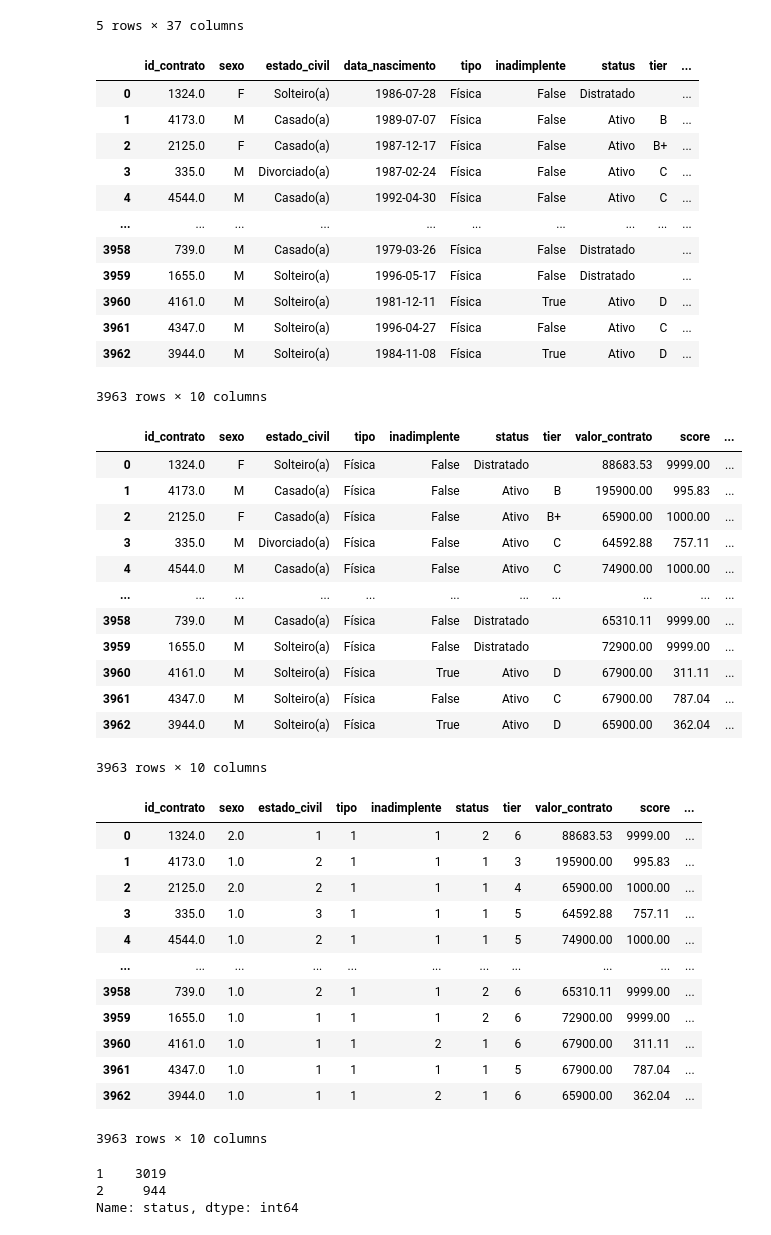
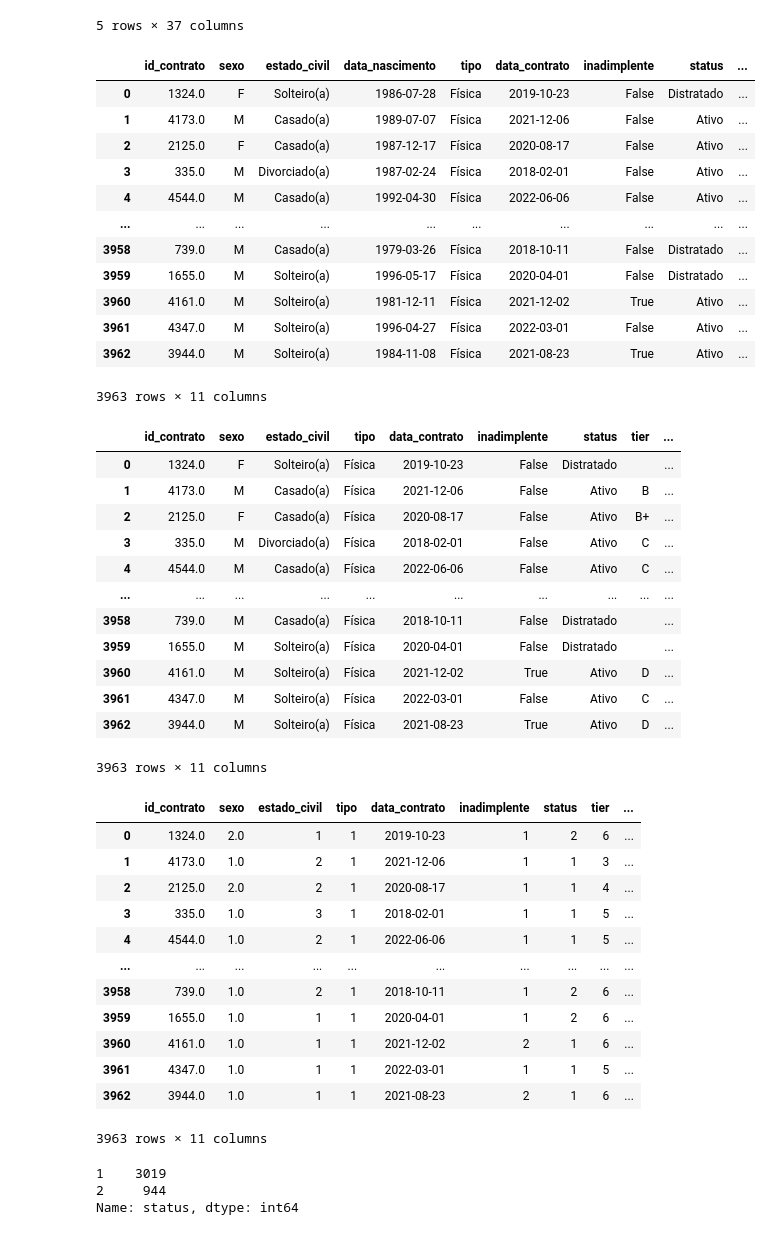
Before and after one commit to GustavoAdamee/MachineLearning, a Jupyter notebook: distrato/create-table.ipynb, the cells around one changed output. Saved outputs shown, nothing was run; the diff lists cells and outputs as text; code cells hidden in the pictures.

```diff
--- a/distrato/create-table.ipynb
+++ b/distrato/create-table.ipynb
@@ -50,47 +50,46 @@ dataFrame.drop(
     'endereco',
     'codigo_empreendimento',
     'nome_empreendimento',
     'imobiliaria',
     'lote',
     'quadra',
     'nome_spe',
     'telefone',
     'documento',
-    'data_contrato',
     'data_status',
     'ltv',
     'matricula',
     'rg',
     'cep',
     'nacionalidade',
     'id_emp',
     'area',
     'valor_iptu',
     'data_atualizacao',
     'numero_aditivos',
     'codigo_unidade',
     'valor_encargos',
     'valor_entrada',
     'valor_pago_parcelas',
     ],
     axis=1,
     inplace=True)
 
 dataFrame
 # %% [output]
-|  | id_contrato | sexo | estado_civil | data_nascimento | tipo | inadimplente | status | tier | ... |
-| 0 | 1324.0 | F | Solteiro(a) | 1986-07-28 | Física | False | Distratado |  | ... |
-| 1 | 4173.0 | M | Casado(a) | 1989-07-07 | Física | False | Ativo | B | ... |
-| 2 | 2125.0 | F | Casado(a) | 1987-12-17 | Física | False | Ativo | B+ | ... |
-| 3 | 335.0 | M | Divorciado(a) | 1987-02-24 | Física | False | Ativo | C | ... |
-| 4 | 4544.0 | M | Casado(a) | 1992-04-30 | Física | False | Ativo | C | ... |
+|  | id_contrato | sexo | estado_civil | data_nascimento | tipo | data_contrato | inadimplente | status | ... |
+| 0 | 1324.0 | F | Solteiro(a) | 1986-07-28 | Física | 2019-10-23 | False | Distratado | ... |
+| 1 | 4173.0 | M | Casado(a) | 1989-07-07 | Física | 2021-12-06 | False | Ativo | ... |
+| 2 | 2125.0 | F | Casado(a) | 1987-12-17 | Física | 2020-08-17 | False | Ativo | ... |
+| 3 | 335.0 | M | Divorciado(a) | 1987-02-24 | Física | 2018-02-01 | False | Ativo | ... |
+| 4 | 4544.0 | M | Casado(a) | 1992-04-30 | Física | 2022-06-06 | False | Ativo | ... |
 | ... | ... | ... | ... | ... | ... | ... | ... | ... | ... |
-| 3958 | 739.0 | M | Casado(a) | 1979-03-26 | Física | False | Distratado |  | ... |
-| 3959 | 1655.0 | M | Solteiro(a) | 1996-05-17 | Física | False | Distratado |  | ... |
-| 3960 | 4161.0 | M | Solteiro(a) | 1981-12-11 | Física | True | Ativo | D | ... |
-| 3961 | 4347.0 | M | Solteiro(a) | 1996-04-27 | Física | False | Ativo | C | ... |
-| 3962 | 3944.0 | M | Solteiro(a) | 1984-11-08 | Física | True | Ativo | D | ... |
+| 3958 | 739.0 | M | Casado(a) | 1979-03-26 | Física | 2018-10-11 | False | Distratado | ... |
+| 3959 | 1655.0 | M | Solteiro(a) | 1996-05-17 | Física | 2020-04-01 | False | Distratado | ... |
+| 3960 | 4161.0 | M | Solteiro(a) | 1981-12-11 | Física | 2021-12-02 | True | Ativo | ... |
+| 3961 | 4347.0 | M | Solteiro(a) | 1996-04-27 | Física | 2022-03-01 | False | Ativo | ... |
+| 3962 | 3944.0 | M | Solteiro(a) | 1984-11-08 | Física | 2021-08-23 | True | Ativo | ... |
-3963 rows × 10 columns
+3963 rows × 11 columns
 # %%
 lista_idade = []
 for item in dataFrame.data_nascimento:
@@ -99,19 +98,19 @@ dataFrame['idade'] = lista_idade
 dataFrame.drop(['data_nascimento'], axis=1, inplace=True)
 dataFrame
 # %% [output]
-|  | id_contrato | sexo | estado_civil | tipo | inadimplente | status | tier | valor_contrato | score | ... |
-| 0 | 1324.0 | F | Solteiro(a) | Física | False | Distratado |  | 88683.53 | 9999.00 | ... |
-| 1 | 4173.0 | M | Casado(a) | Física | False | Ativo | B | 195900.00 | 995.83 | ... |
-| 2 | 2125.0 | F | Casado(a) | Física | False | Ativo | B+ | 65900.00 | 1000.00 | ... |
-| 3 | 335.0 | M | Divorciado(a) | Física | False | Ativo | C | 64592.88 | 757.11 | ... |
-| 4 | 4544.0 | M | Casado(a) | Física | False | Ativo | C | 74900.00 | 1000.00 | ... |
-| ... | ... | ... | ... | ... | ... | ... | ... | ... | ... | ... |
-| 3958 | 739.0 | M | Casado(a) | Física | False | Distratado |  | 65310.11 | 9999.00 | ... |
-| 3959 | 1655.0 | M | Solteiro(a) | Física | False | Distratado |  | 72900.00 | 9999.00 | ... |
-| 3960 | 4161.0 | M | Solteiro(a) | Física | True | Ativo | D | 67900.00 | 311.11 | ... |
-| 3961 | 4347.0 | M | Solteiro(a) | Física | False | Ativo | C | 67900.00 | 787.04 | ... |
-| 3962 | 3944.0 | M | Solteiro(a) | Física | True | Ativo | D | 65900.00 | 362.04 | ... |
+|  | id_contrato | sexo | estado_civil | tipo | data_contrato | inadimplente | status | tier | ... |
+| 0 | 1324.0 | F | Solteiro(a) | Física | 2019-10-23 | False | Distratado |  | ... |
+| 1 | 4173.0 | M | Casado(a) | Física | 2021-12-06 | False | Ativo | B | ... |
+| 2 | 2125.0 | F | Casado(a) | Física | 2020-08-17 | False | Ativo | B+ | ... |
+| 3 | 335.0 | M | Divorciado(a) | Física | 2018-02-01 | False | Ativo | C | ... |
+| 4 | 4544.0 | M | Casado(a) | Física | 2022-06-06 | False | Ativo | C | ... |
+| ... | ... | ... | ... | ... | ... | ... | ... | ... | ... |
+| 3958 | 739.0 | M | Casado(a) | Física | 2018-10-11 | False | Distratado |  | ... |
+| 3959 | 1655.0 | M | Solteiro(a) | Física | 2020-04-01 | False | Distratado |  | ... |
+| 3960 | 4161.0 | M | Solteiro(a) | Física | 2021-12-02 | True | Ativo | D | ... |
+| 3961 | 4347.0 | M | Solteiro(a) | Física | 2022-03-01 | False | Ativo | C | ... |
+| 3962 | 3944.0 | M | Solteiro(a) | Física | 2021-08-23 | True | Ativo | D | ... |
-3963 rows × 10 columns
+3963 rows × 11 columns
 # %%
 # dataFrame.tipo.unique()
 # dataFrame.estado_civil.unique()
@@ -171,19 +170,19 @@ dataFrame.status = dataFrame.status.map(dict_status)
 # %%
 dataFrame
 # %% [output]
-|  | id_contrato | sexo | estado_civil | tipo | inadimplente | status | tier | valor_contrato | score | ... |
-| 0 | 1324.0 | 2.0 | 1 | 1 | 1 | 2 | 6 | 88683.53 | 9999.00 | ... |
-| 1 | 4173.0 | 1.0 | 2 | 1 | 1 | 1 | 3 | 195900.00 | 995.83 | ... |
-| 2 | 2125.0 | 2.0 | 2 | 1 | 1 | 1 | 4 | 65900.00 | 1000.00 | ... |
-| 3 | 335.0 | 1.0 | 3 | 1 | 1 | 1 | 5 | 64592.88 | 757.11 | ... |
-| 4 | 4544.0 | 1.0 | 2 | 1 | 1 | 1 | 5 | 74900.00 | 1000.00 | ... |
-| ... | ... | ... | ... | ... | ... | ... | ... | ... | ... | ... |
-| 3958 | 739.0 | 1.0 | 2 | 1 | 1 | 2 | 6 | 65310.11 | 9999.00 | ... |
-| 3959 | 1655.0 | 1.0 | 1 | 1 | 1 | 2 | 6 | 72900.00 | 9999.00 | ... |
-| 3960 | 4161.0 | 1.0 | 1 | 1 | 2 | 1 | 6 | 67900.00 | 311.11 | ... |
-| 3961 | 4347.0 | 1.0 | 1 | 1 | 1 | 1 | 5 | 67900.00 | 787.04 | ... |
-| 3962 | 3944.0 | 1.0 | 1 | 1 | 2 | 1 | 6 | 65900.00 | 362.04 | ... |
+|  | id_contrato | sexo | estado_civil | tipo | data_contrato | inadimplente | status | tier | ... |
+| 0 | 1324.0 | 2.0 | 1 | 1 | 2019-10-23 | 1 | 2 | 6 | ... |
+| 1 | 4173.0 | 1.0 | 2 | 1 | 2021-12-06 | 1 | 1 | 3 | ... |
+| 2 | 2125.0 | 2.0 | 2 | 1 | 2020-08-17 | 1 | 1 | 4 | ... |
+| 3 | 335.0 | 1.0 | 3 | 1 | 2018-02-01 | 1 | 1 | 5 | ... |
+| 4 | 4544.0 | 1.0 | 2 | 1 | 2022-06-06 | 1 | 1 | 5 | ... |
+| ... | ... | ... | ... | ... | ... | ... | ... | ... | ... |
+| 3958 | 739.0 | 1.0 | 2 | 1 | 2018-10-11 | 1 | 2 | 6 | ... |
+| 3959 | 1655.0 | 1.0 | 1 | 1 | 2020-04-01 | 1 | 2 | 6 | ... |
+| 3960 | 4161.0 | 1.0 | 1 | 1 | 2021-12-02 | 2 | 1 | 6 | ... |
+| 3961 | 4347.0 | 1.0 | 1 | 1 | 2022-03-01 | 1 | 1 | 5 | ... |
+| 3962 | 3944.0 | 1.0 | 1 | 1 | 2021-08-23 | 2 | 1 | 6 | ... |
-3963 rows × 10 columns
+3963 rows × 11 columns
 # %%
 dataFrame.status.value_counts()
 # %% [output]
```
Also changed, not shown: parts of 1 cell of this notebook, 1 other file.
